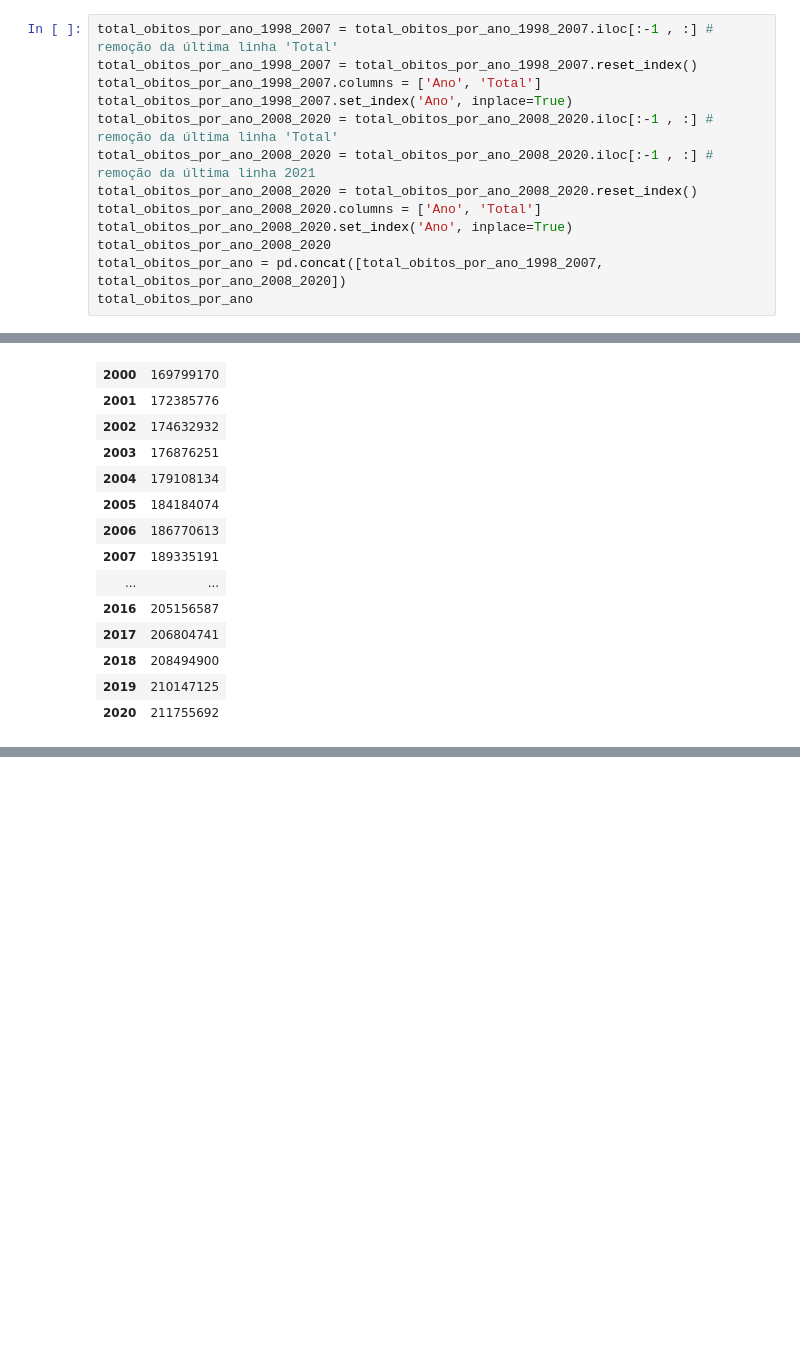
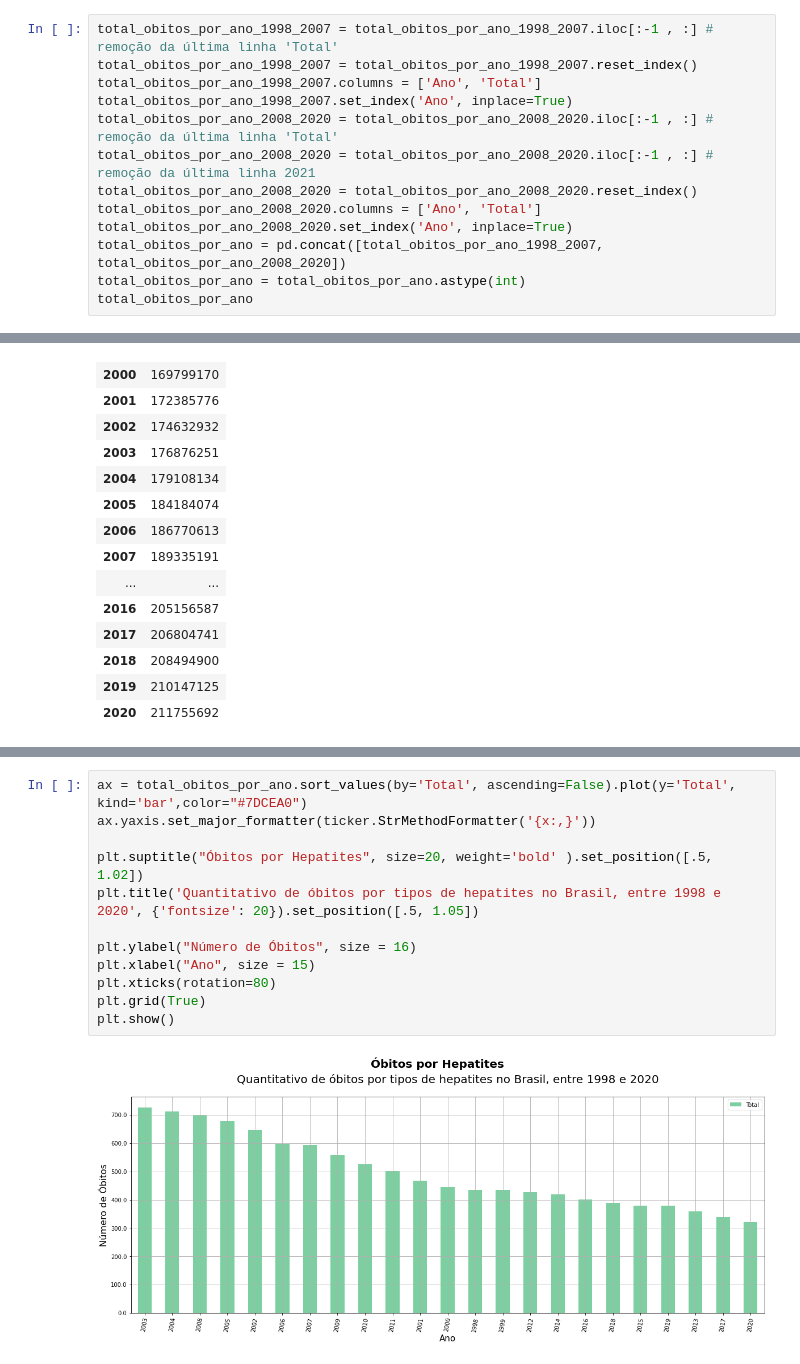
Before and after one commit to LucasAlbFar/analise_dados_hepatite_brasil, a Jupyter notebook: notebooks/main.ipynb, the cells around one changed output, grey strips where cells are left out. Saved outputs shown, nothing was run; the diff lists cells and outputs as text; blank space fills up the shorter version.

```diff
--- a/notebooks/main.ipynb
+++ b/notebooks/main.ipynb
@@ -202,8 +188,8 @@ total_obitos_por_ano_2008_2020 = total_obitos_por_ano_2008_2020.iloc[:-1 , :] #
 total_obitos_por_ano_2008_2020 = total_obitos_por_ano_2008_2020.reset_index()
 total_obitos_por_ano_2008_2020.columns = ['Ano', 'Total']
 total_obitos_por_ano_2008_2020.set_index('Ano', inplace=True)
-total_obitos_por_ano_2008_2020
 total_obitos_por_ano = pd.concat([total_obitos_por_ano_1998_2007, total_obitos_por_ano_2008_2020])
+total_obitos_por_ano = total_obitos_por_ano.astype(int)
 total_obitos_por_ano
 # %% [output]
 |  | Total |
@@ -430,0 +418,14 @@ total_populaco_por_ano
+# %%
+ax = total_obitos_por_ano.sort_values(by='Total', ascending=False).plot(y='Total', kind='bar',color="#7DCEA0")
+ax.yaxis.set_major_formatter(ticker.StrMethodFormatter('{x:,}'))
+
+plt.suptitle("Óbitos por Hepatites", size=20, weight='bold' ).set_position([.5, 1.02])
+plt.title('Quantitativo de óbitos por tipos de hepatites no Brasil, entre 1998 e 2020', {'fontsize': 20}).set_position([.5, 1.05])
+
+plt.ylabel("Número de Óbitos", size = 16)
+plt.xlabel("Ano", size = 15)
+plt.xticks(rotation=80)
+plt.grid(True)
+plt.show()
+# %% [output]
+[figure, added]
```
Also changed, not shown: parts of 11 cells of this notebook.
